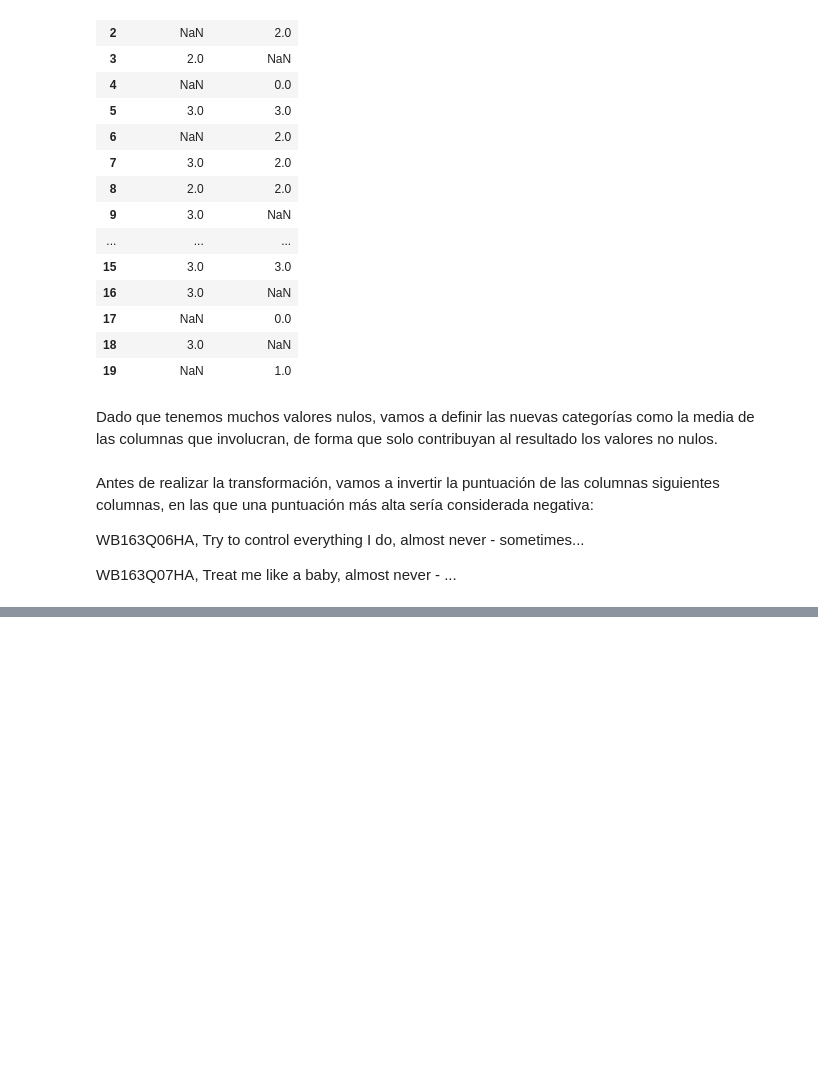
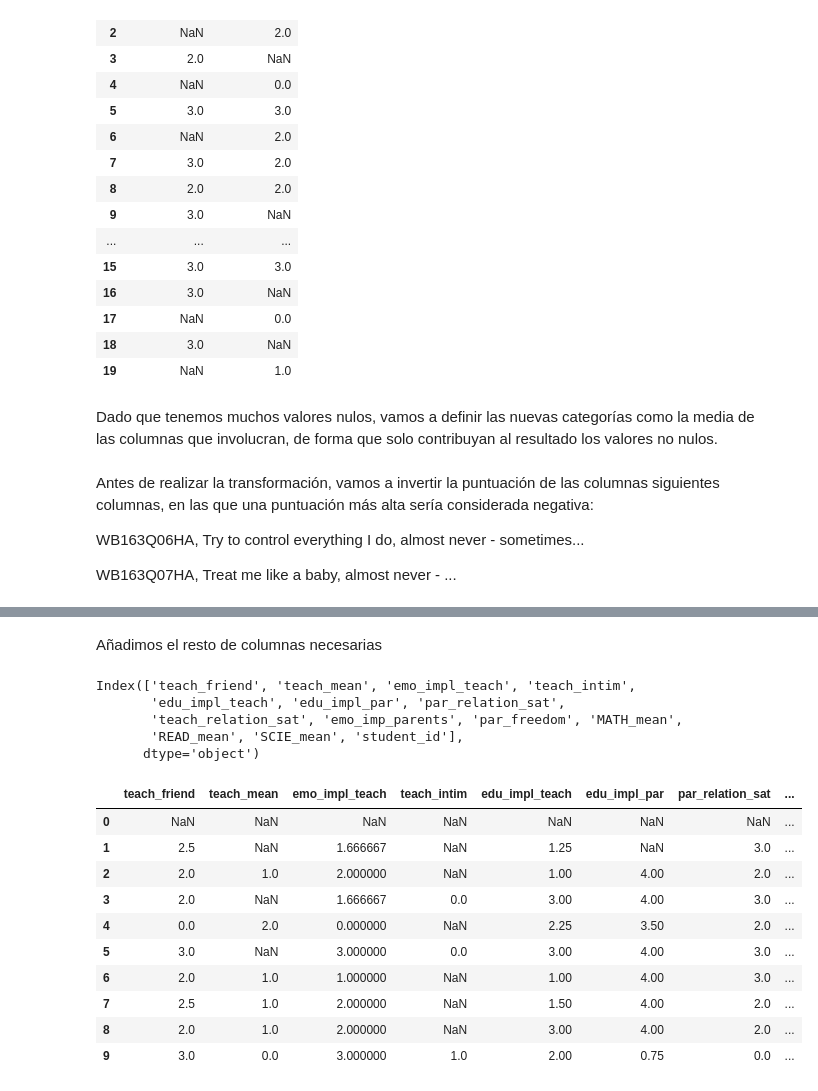
Before and after one commit to sara-fuentes/tfm_pisa_educacion, a Jupyter notebook: clustering_students.ipynb, the cells around one changed output, grey strips where cells are left out. Saved outputs shown, nothing was run; the diff lists cells and outputs as text; code cells hidden in the pictures; blank space fills up the shorter version.

```diff
--- a/clustering_students.ipynb
+++ b/clustering_students.ipynb
@@ -381,0 +390,2 @@ df_students_num['par_freedom'] = df_students_num[['WB163Q02HA', 'WB163Q05HA', 'W
+# %% [markdown]
+Añadimos el resto de columnas necesarias
@@ -381,0 +397,22 @@ df_students_num['par_freedom'] = df_students_num[['WB163Q02HA', 'WB163Q05HA', 'W
+# %%
+df_students_feat.columns
+# %% [output]
+Index(['teach_friend', 'teach_mean', 'emo_impl_teach', 'teach_intim',
+       'edu_impl_teach', 'edu_impl_par', 'par_relation_sat',
+       'teach_relation_sat', 'emo_imp_parents', 'par_freedom', 'MATH_mean',
+       'READ_mean', 'SCIE_mean', 'student_id'],
+      dtype='object')
+# %%
+df_students_feat.head(10)
+# %% [output]
+|  | teach_friend | teach_mean | emo_impl_teach | teach_intim | edu_impl_teach | edu_impl_par | par_relation_sat | ... |
+| 0 | NaN | NaN | NaN | NaN | NaN | NaN | NaN | ... |
+| 1 | 2.5 | NaN | 1.666667 | NaN | 1.25 | NaN | 3.0 | ... |
+| 2 | 2.0 | 1.0 | 2.000000 | NaN | 1.00 | 4.00 | 2.0 | ... |
+| 3 | 2.0 | NaN | 1.666667 | 0.0 | 3.00 | 4.00 | 3.0 | ... |
+| 4 | 0.0 | 2.0 | 0.000000 | NaN | 2.25 | 3.50 | 2.0 | ... |
+| 5 | 3.0 | NaN | 3.000000 | 0.0 | 3.00 | 4.00 | 3.0 | ... |
+| 6 | 2.0 | 1.0 | 1.000000 | NaN | 1.00 | 4.00 | 3.0 | ... |
+| 7 | 2.5 | 1.0 | 2.000000 | NaN | 1.50 | 4.00 | 2.0 | ... |
+| 8 | 2.0 | 1.0 | 2.000000 | NaN | 3.00 | 4.00 | 2.0 | ... |
+| 9 | 3.0 | 0.0 | 3.000000 | 1.0 | 2.00 | 0.75 | 0.0 | ... |
```
Also changed, not shown: parts of 19 cells of this notebook, 1 other file.
